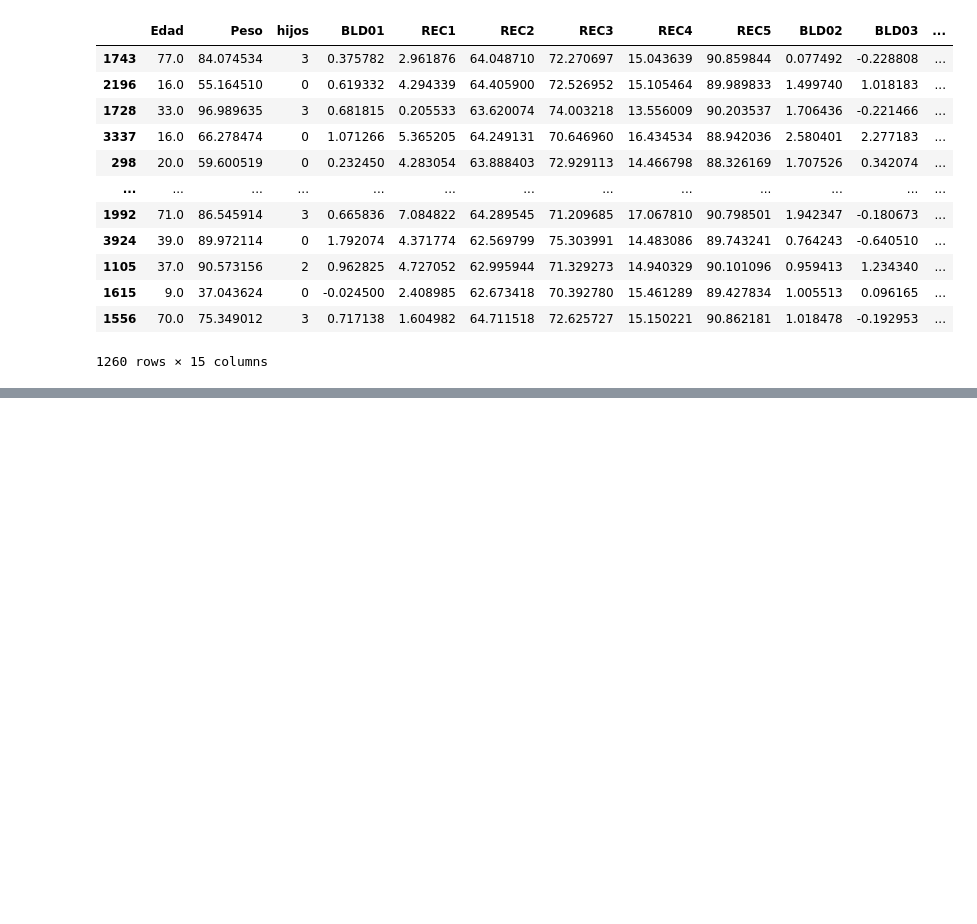
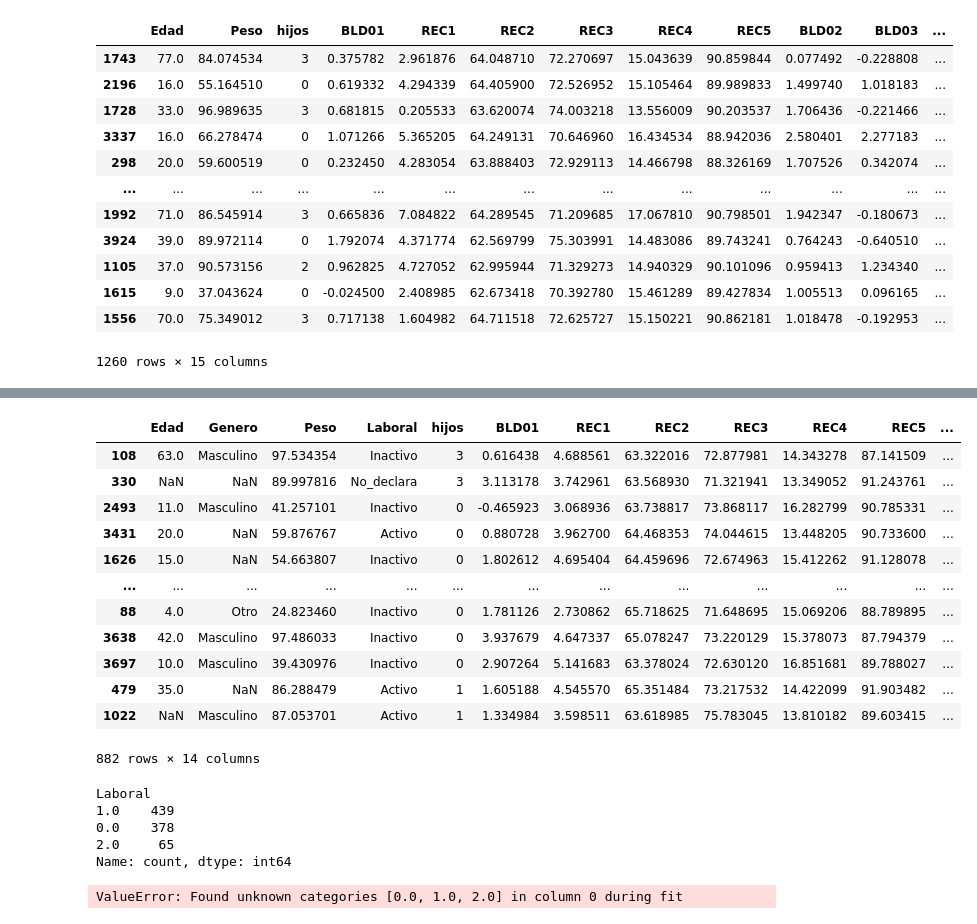
Before and after one commit to ignaciomontovio/TP-Virus, a Jupyter notebook: TP_EntregableVirus.ipynb, the cells around one changed output, grey strips where cells are left out. Drawn from its saved outputs; the diff is of its cells as text; code cells hidden in the pictures; blank space fills up the shorter version.

```diff
--- a/TP_EntregableVirus.ipynb
+++ b/TP_EntregableVirus.ipynb
@@ -327,0 +446,54 @@ plt.show()
+# %%
+# Ejemplo como llamar varios imputers/scalers en un Pipeline
+X = df.drop("target", axis=1)
+y = df["target"]
+X_train, X_test, y_train, y_test = train_test_split(X, y, random_state=3, test_size=0.3)
+X_train
+# %% [output]
+|  | Edad | Genero | Peso | Laboral | hijos | BLD01 | REC1 | REC2 | REC3 | REC4 | REC5 | ... |
+| 108 | 63.0 | Masculino | 97.534354 | Inactivo | 3 | 0.616438 | 4.688561 | 63.322016 | 72.877981 | 14.343278 | 87.141509 | ... |
+| 330 | NaN | NaN | 89.997816 | No_declara | 3 | 3.113178 | 3.742961 | 63.568930 | 71.321941 | 13.349052 | 91.243761 | ... |
+| 2493 | 11.0 | Masculino | 41.257101 | Inactivo | 0 | -0.465923 | 3.068936 | 63.738817 | 73.868117 | 16.282799 | 90.785331 | ... |
+| 3431 | 20.0 | NaN | 59.876767 | Activo | 0 | 0.880728 | 3.962700 | 64.468353 | 74.044615 | 13.448205 | 90.733600 | ... |
+| 1626 | 15.0 | NaN | 54.663807 | Inactivo | 0 | 1.802612 | 4.695404 | 64.459696 | 72.674963 | 15.412262 | 91.128078 | ... |
+| ... | ... | ... | ... | ... | ... | ... | ... | ... | ... | ... | ... | ... |
+| 88 | 4.0 | Otro | 24.823460 | Inactivo | 0 | 1.781126 | 2.730862 | 65.718625 | 71.648695 | 15.069206 | 88.789895 | ... |
+| 3638 | 42.0 | Masculino | 97.486033 | Inactivo | 0 | 3.937679 | 4.647337 | 65.078247 | 73.220129 | 15.378073 | 87.794379 | ... |
+| 3697 | 10.0 | Masculino | 39.430976 | Inactivo | 0 | 2.907264 | 5.141683 | 63.378024 | 72.630120 | 16.851681 | 89.788027 | ... |
+| 479 | 35.0 | NaN | 86.288479 | Activo | 1 | 1.605188 | 4.545570 | 65.351484 | 73.217532 | 14.422099 | 91.903482 | ... |
+| 1022 | NaN | Masculino | 87.053701 | Activo | 1 | 1.334984 | 3.598511 | 63.618985 | 75.783045 | 13.810182 | 89.603415 | ... |
+882 rows × 14 columns
+# %%
+# Ejemplo como llamar varios imputers/scalers en un Pipeline
+X = df.drop("target", axis=1)
+y = df["target"]
+X_train, X_test, y_train, y_test = train_test_split(X, y, random_state=3, test_size=0.3)
+
+
+pl = Pipeline(steps=[
+    ("ImpCol1Col2", ColImputer(imputer=SimpleImputer(strategy='mean'), columns=["LVL"])),
+    ("OrdinalEncoder", ColEncoder(encoder=OrdinalEncoder(categories=[["Activo", "Inactivo","No_declara"]]), columns=["Laboral"])),
+    ("scaler", ColScaler(scaler=MinMaxScaler(), columns=["BLD03"])),
+])
+
+pl.fit(X_train, y_train)
+X_train_nuevo = pl.transform(X_train)
+X_test_nuevo = pl.transform(X_test)
+# %% [output]
+Laboral
+1.0    439
+0.0    378
+2.0     65
+Name: count, dtype: int64
+# %%
+# Ejemplo como agregar y evaluar modelo
+
+pl.steps.append(("LR", LogisticRegression( max_iter=3000 )))
+pl.fit(X_train_nuevo, y_train)
+# y_pred = pl.predict(X_test_nuevo)
+# print(classification_report(y_test, y_pred))
+
+# ESTO ULTIMO NO ME ANDA PREGUNTALE AL PROFE
+# https://stackoverflow.com/questions/54836051/pipeline-ordinalencoder-valueerror-found-unknown-categories
+# %% [output]
+ValueError: Found unknown categories [0.0, 1.0, 2.0] in column 0 during fit
```
Also changed, not shown: parts of 9 cells of this notebook.
